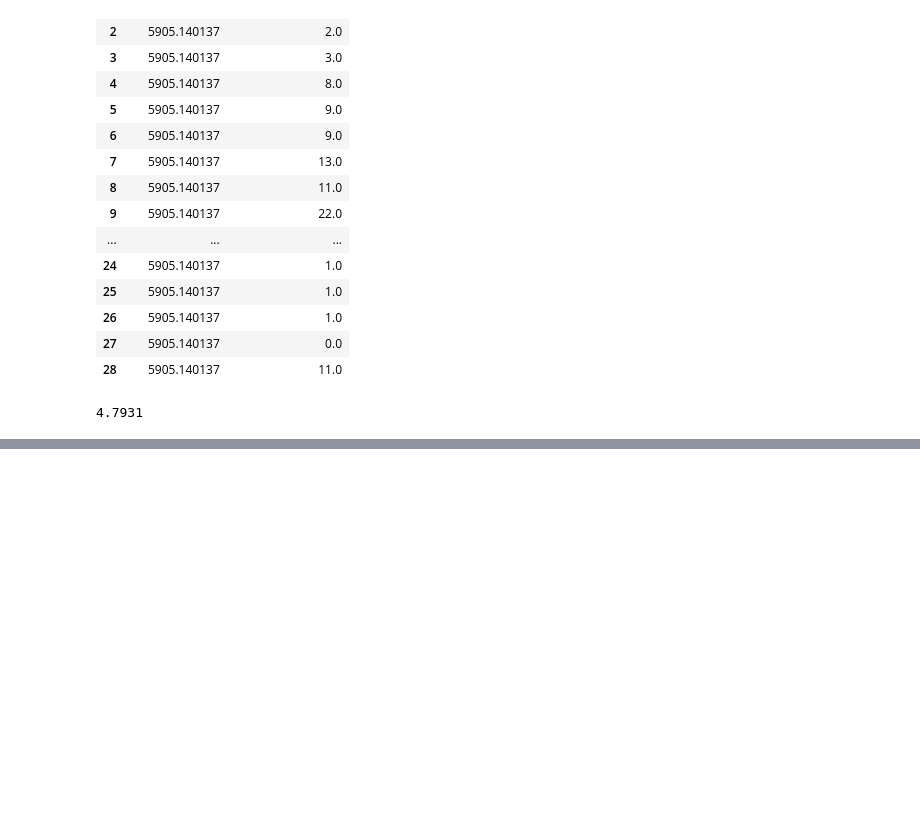
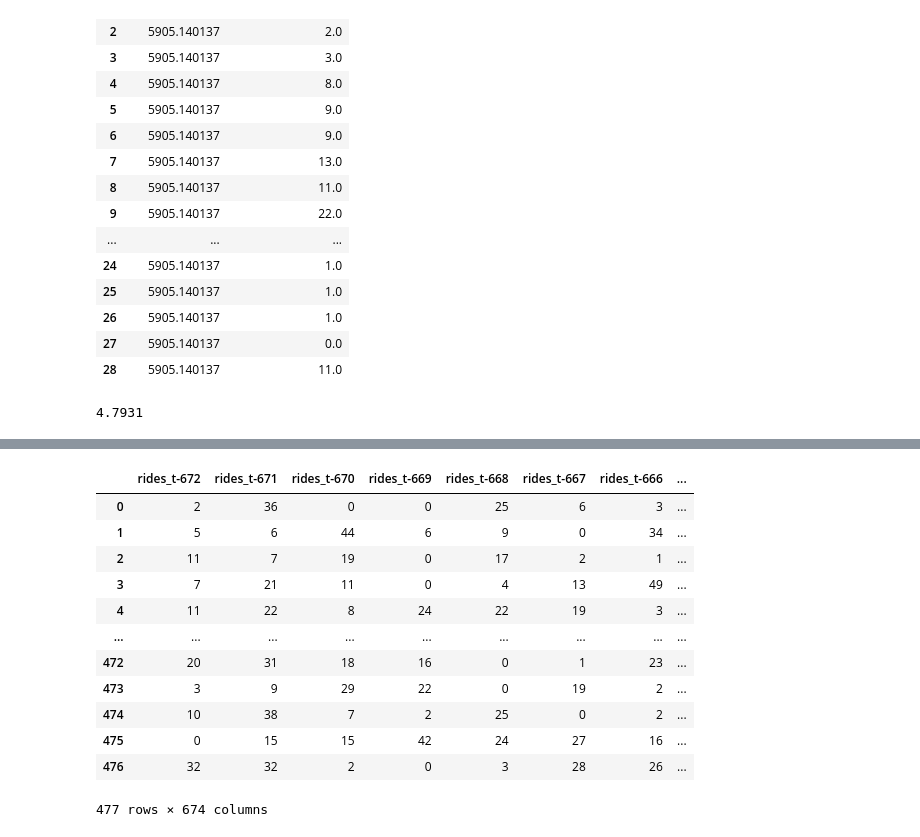
Before and after one commit to nolantphillips/CitiBike, a Jupyter notebook: notebooks/13_model_training_pipeline.ipynb, the cells around one changed output, grey strips where cells are left out. Saved outputs shown, nothing was run; the diff lists cells and outputs as text; code cells hidden in the pictures; blank space fills up the shorter version.

```diff
--- a/notebooks/13_model_training_pipeline.ipynb
+++ b/notebooks/13_model_training_pipeline.ipynb
@@ -467,0 +541,16 @@ print(f"{test_mae:.4f}")
+# %%
+features
+# %% [output]
+|  | rides_t-672 | rides_t-671 | rides_t-670 | rides_t-669 | rides_t-668 | rides_t-667 | rides_t-666 | ... |
+| 0 | 2 | 36 | 0 | 0 | 25 | 6 | 3 | ... |
+| 1 | 5 | 6 | 44 | 6 | 9 | 0 | 34 | ... |
+| 2 | 11 | 7 | 19 | 0 | 17 | 2 | 1 | ... |
+| 3 | 7 | 21 | 11 | 0 | 4 | 13 | 49 | ... |
+| 4 | 11 | 22 | 8 | 24 | 22 | 19 | 3 | ... |
+| ... | ... | ... | ... | ... | ... | ... | ... | ... |
+| 472 | 20 | 31 | 18 | 16 | 0 | 1 | 23 | ... |
+| 473 | 3 | 9 | 29 | 22 | 0 | 19 | 2 | ... |
+| 474 | 10 | 38 | 7 | 2 | 25 | 0 | 2 | ... |
+| 475 | 0 | 15 | 15 | 42 | 24 | 27 | 16 | ... |
+| 476 | 32 | 32 | 2 | 0 | 3 | 28 | 26 | ... |
+477 rows × 674 columns
```
Also changed, not shown: parts of 12 cells of this notebook, 3 other files.
